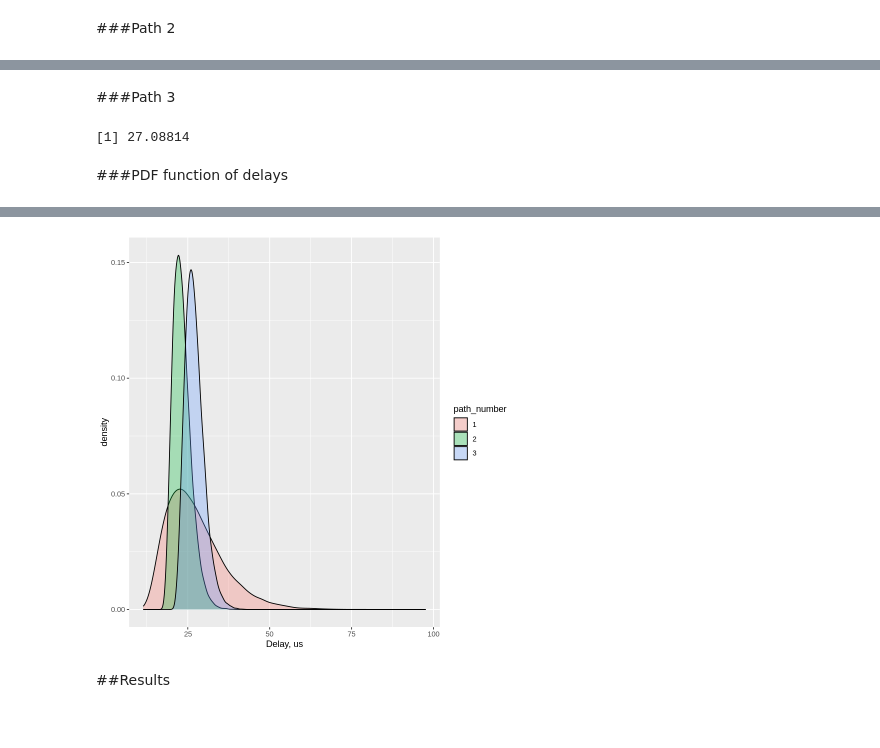
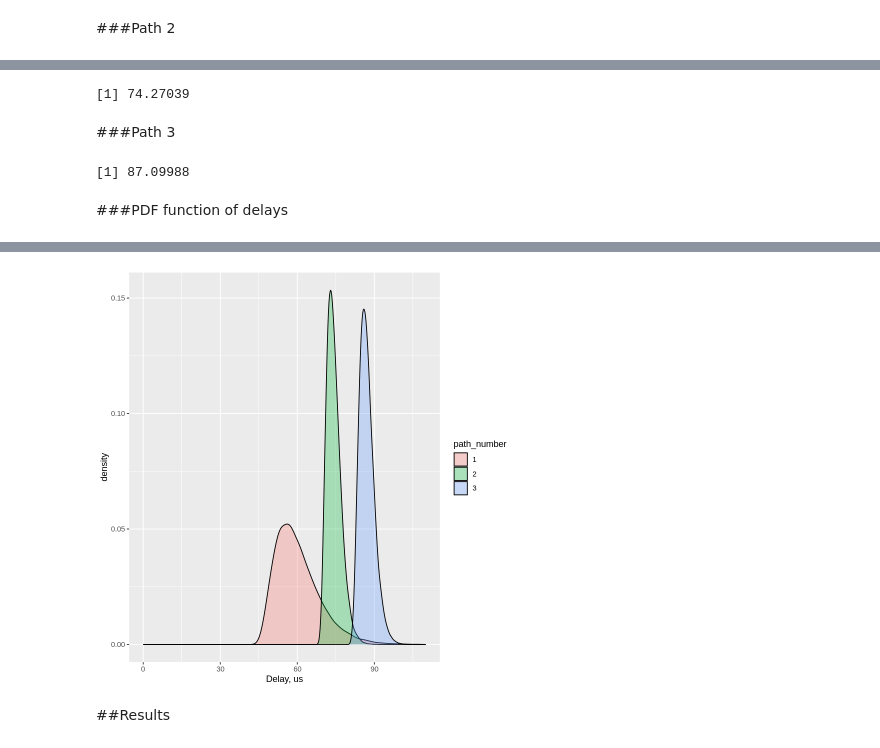
Before and after one commit to NataliaBlueCloud/Inband_telemetry_design, a Jupyter notebook: Cochrams_ofc_example_3paths.ipynb, the cells around one changed output, grey strips where cells are left out. Drawn from its saved outputs; the diff is of its cells as text; code cells hidden in the pictures.

```diff
--- a/Cochrams_ofc_example_3paths.ipynb
+++ b/Cochrams_ofc_example_3paths.ipynb
@@ -127,7 +127,7 @@ create_graph_object <- function(links_info, nodes_info, CapacityGbps,  N = 1250)
   g <- graph.data.frame(links_info, directed = TRUE, vertices = nodes_info)
   E(g)$capacityGbps <- CapacityGbps
   E(g)$Capacity <- E(g)$capacityGbps*10^9/(8*N)
-  E(g)$Distance <- E(g)$distanceKm
+  E(g)$Distance <- E(g)$distanceKm*4
   E(g)$Definition <- paste0(get.edgelist(g)[,1],"->",get.edgelist(g)[,2])
 
   return(g)
@@ -217,6 +226,7 @@ traffic_path_1 <-  lapply(x, rexp_for_pop)
 # %%
-# path 1: 4 links at 10Gb/s loads c(0.2,0.9,0.9,0.9), distance = 2km
-path1_delays = Reduce("+", traffic_path_1)  + sum(E(g)$Prop_Delay[path_1]) # in s
-path1_delays_us <- path1_delays*1e6# in us
+x <- 1/E(g)$Queue_Delay[path_1]
+traffic_path_1 <-  lapply(x, rexp_for_pop)
+path1_delays <- Reduce("+", traffic_path_1) + sum(E(g)$Prop_Delay[path_1])
+path1_delays_us <- path1_delays*1e6# in uprint(path1_delays_us[1:10])
 mean(path1_delays_us)
 # %% [output]
@@ -237,2 +236,10 @@ mean(path2_delays_us)
+# %%
+x <- 1/E(g)$Queue_Delay[path_2]
+traffic_path_2 <-  lapply(x, rexp_for_pop)
+path2_delays <- Reduce("+", traffic_path_2) + sum(E(g)$Prop_Delay[path_2])
+path2_delays_us <- path2_delays*1e6# in uprint(path1_delays_us[1:10])print(path2_delays_us[1:10])
+mean(path2_delays_us)
+# %% [output]
+[1] 74.27039
 # %% [markdown]
 ###Path 3
@@ -243,19 +246,19 @@ traffic_path_3 <-  lapply(x, rexp_for_pop)
-# %%
-# path 3: 6 links at 10Gb/s loads c(0.2,0.2,0.2,0.2,0.1,0.1), distance = 4.0 km
-path3_delays = Reduce("+", traffic_path_3)  + sum(E(g)$Prop_Delay[path_3]) # in s
-path3_delays_us <- path3_delays*1e6# in us
-mean(path3_delays_us)
-# %% [output]
-[1] 27.08814
+# %%
+x <- 1/E(g)$Queue_Delay[path_3]
+traffic_path_3 <-  lapply(x, rexp_for_pop)
+path3_delays <- Reduce("+", traffic_path_3) + sum(E(g)$Prop_Delay[path_3])
+path3_delays_us <- path3_delays*1e6# in uprint(path1_delays_us[1:10])print(path3_delays_us[1:10])
+mean(path3_delays_us)
+# %% [output]
+[1] 87.09988
 # %% [markdown]
 ###PDF function of delays
 # %%
-df <- data.frame(delay_value = c(path1_delays,path2_delays,path3_delays),
-path_number = c(rep("1",length(path1_delays)),rep("2",length(path2_delays)),rep("3",length(path3_delays))))
+df <- data.frame(delay_value = c(path1_delays_us,path2_delays_us,path3_delays_us),
+path_number = c(rep("1",length(path1_delays_us)),rep("2",length(path2_delays_us)),rep("3",length(path3_delays_us))))
 
-p1 <- ggplot(data=df, aes(x=delay_value*1e6, group=path_number, fill=path_number)) +
-  geom_density(adjust=1.5, alpha=.3) + xlab("Delay, us")
-#+ xlim(0, 100)
+p1 <- ggplot(data=df, aes(x=delay_value, group=path_number, fill=path_number)) +
+  geom_density(adjust=1.5, alpha=.3) + xlab("Delay, us") + xlim(0, 110)
 
 p1
 # %% [output]
@@ -262,4 +267,4 @@ p1
-[figure, old version]
+[figure, new version]
 # %% [markdown]
 ##Results
 # %%
```
Also changed, not shown: parts of 30 cells of this notebook.
